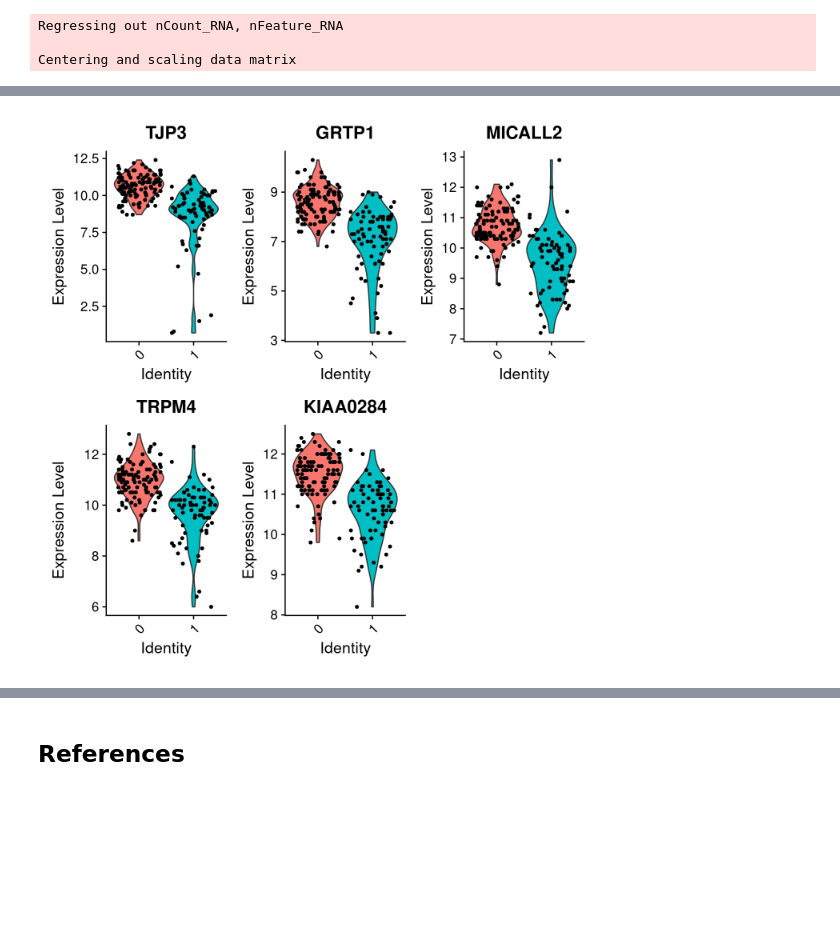
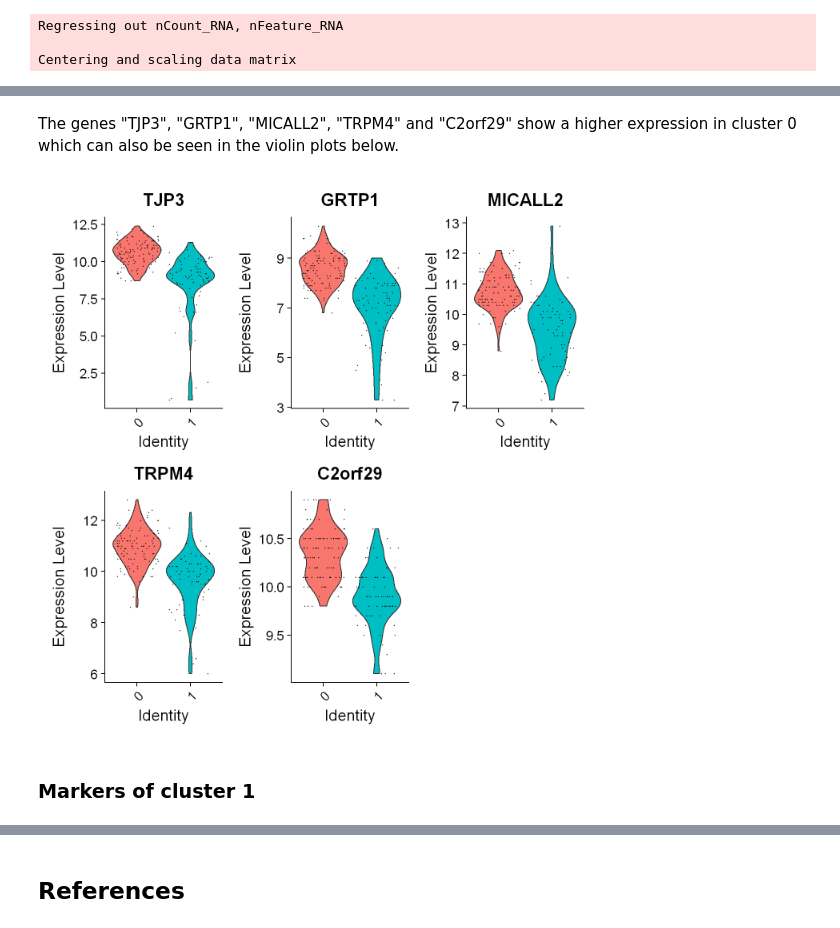
Before and after one commit to markmartorilopez/BigDataAnalytics_R, a Jupyter notebook: BigDataAnalytics_Project2021.ipynb, the cells around one changed output, grey strips where cells are left out. Drawn from its saved outputs; the diff is of its cells as text; code cells hidden in the pictures; blank space fills up the shorter version.

Commit message:
added commentary and code to clustering & DE

```diff
--- a/BigDataAnalytics_Project2021.ipynb
+++ b/BigDataAnalytics_Project2021.ipynb
@@ -670,7 +699,11 @@ KIAA0284 3.544996e-17 0.8152456     1     1 4.997736e-13
 # %%
 #cluster1.markers[order(-cluster1.markers$avg_logFC),]
+# %% [markdown]
+The genes "TJP3", "GRTP1", "MICALL2", "TRPM4" and "C2orf29" show a higher expression in cluster 0 which can also be seen in the violin plots below.
 # %%
-VlnPlot(object = pbmc, features =c("TJP3", "GRTP1", "MICALL2", "TRPM4", "KIAA0284"))
+VlnPlot(object = pbmc, features =c("TJP3", "GRTP1", "MICALL2", "TRPM4", "C2orf29"))
 # %% [output]
-[figure, old version]
+[figure, new version]
+# %% [markdown]
+### Markers of cluster 1
 # %%
```
Also changed, not shown: parts of 62 cells of this notebook.
